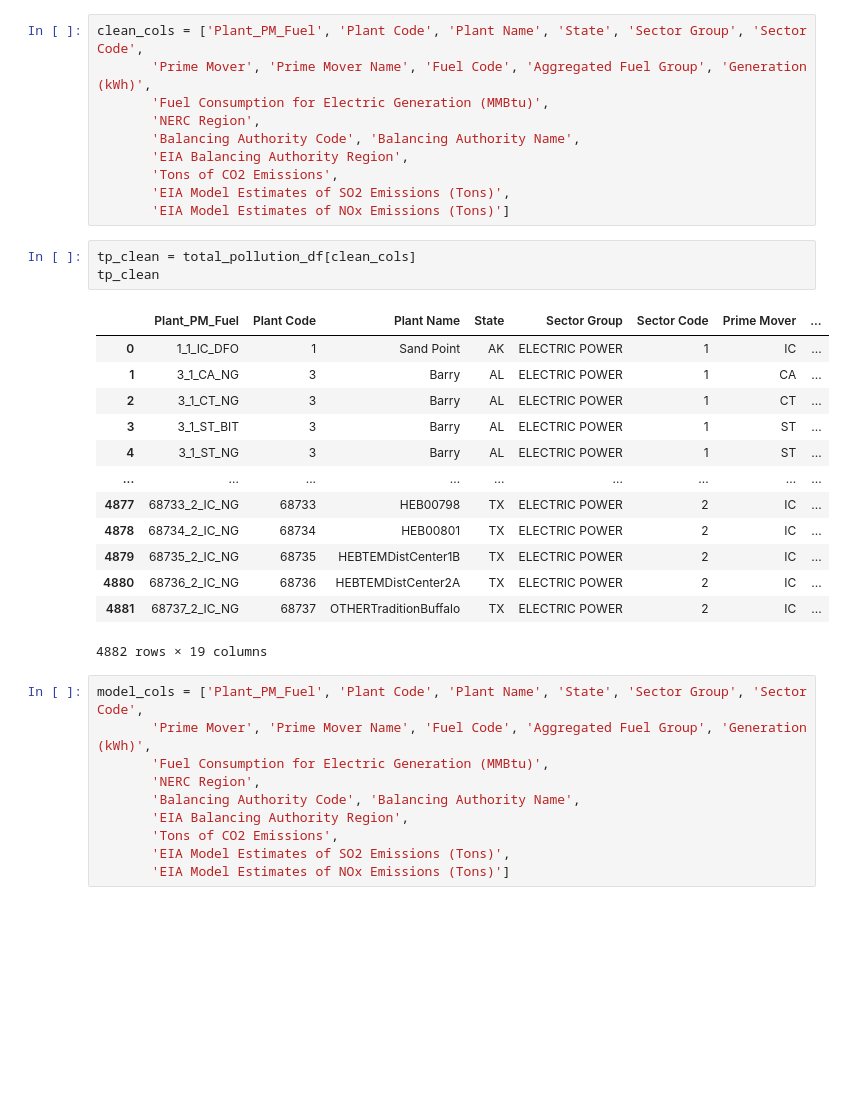
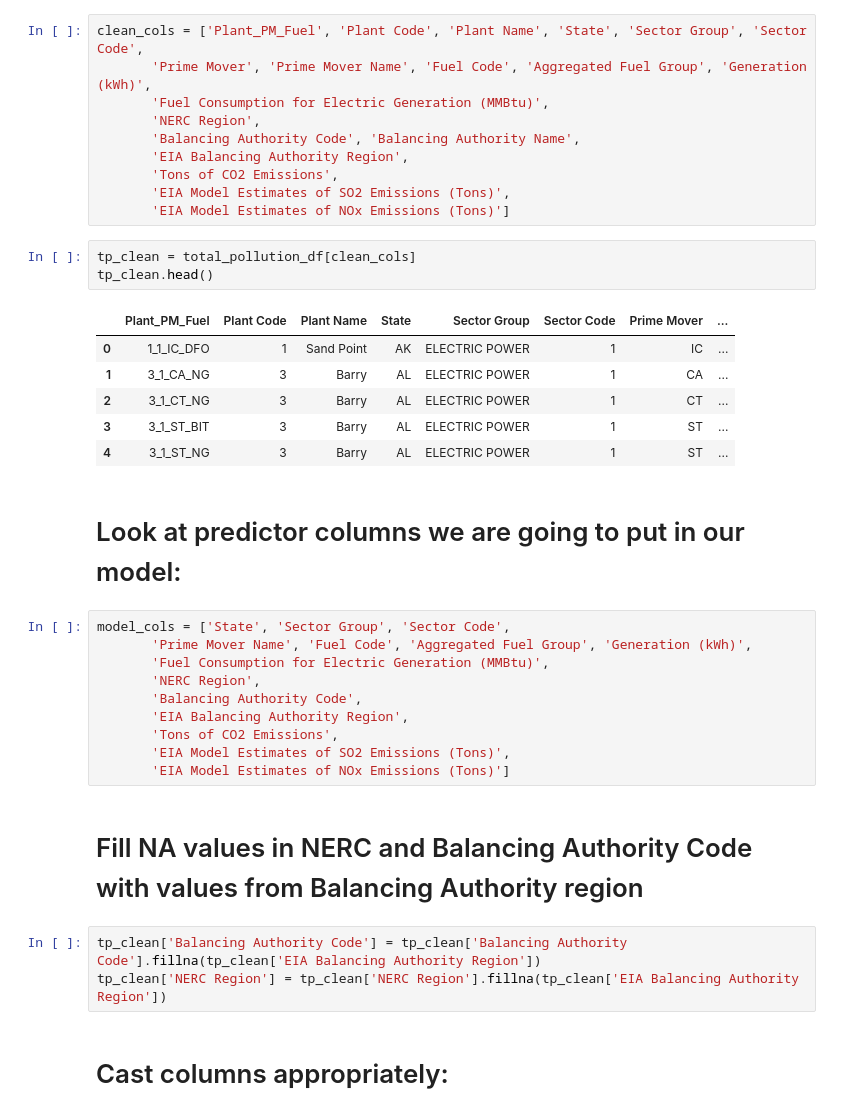
Before and after one commit to MaxwellCooper1/Machine-Learning-Final-Project, a Jupyter notebook: merged_plant_pollution_v2.ipynb, the cells around one changed output. Saved outputs shown, nothing was run; the diff lists cells and outputs as text; blank space fills up the shorter version.

Commit message:
Updated V2 notebook with clean ML DF and variables

```diff
--- a/merged_plant_pollution_v2.ipynb
+++ b/merged_plant_pollution_v2.ipynb
@@ -175,28 +155,30 @@ clean_cols = ['Plant_PM_Fuel', 'Plant Code', 'Plant Name', 'State', 'Sector Grou
        'EIA Model Estimates of NOx Emissions (Tons)']
 # %%
 tp_clean = total_pollution_df[clean_cols]
-tp_clean
+tp_clean.head()
 # %% [output]
 |  | Plant_PM_Fuel | Plant Code | Plant Name | State | Sector Group | Sector Code | Prime Mover | ... |
 | 0 | 1_1_IC_DFO | 1 | Sand Point | AK | ELECTRIC POWER | 1 | IC | ... |
 | 1 | 3_1_CA_NG | 3 | Barry | AL | ELECTRIC POWER | 1 | CA | ... |
 | 2 | 3_1_CT_NG | 3 | Barry | AL | ELECTRIC POWER | 1 | CT | ... |
 | 3 | 3_1_ST_BIT | 3 | Barry | AL | ELECTRIC POWER | 1 | ST | ... |
 | 4 | 3_1_ST_NG | 3 | Barry | AL | ELECTRIC POWER | 1 | ST | ... |
-| ... | ... | ... | ... | ... | ... | ... | ... | ... |
-| 4877 | 68733_2_IC_NG | 68733 | HEB00798 | TX | ELECTRIC POWER | 2 | IC | ... |
-| 4878 | 68734_2_IC_NG | 68734 | HEB00801 | TX | ELECTRIC POWER | 2 | IC | ... |
-| 4879 | 68735_2_IC_NG | 68735 | HEBTEMDistCenter1B | TX | ELECTRIC POWER | 2 | IC | ... |
-| 4880 | 68736_2_IC_NG | 68736 | HEBTEMDistCenter2A | TX | ELECTRIC POWER | 2 | IC | ... |
-| 4881 | 68737_2_IC_NG | 68737 | OTHERTraditionBuffalo | TX | ELECTRIC POWER | 2 | IC | ... |
-4882 rows × 19 columns
+# %% [markdown]
+# Look at predictor columns we are going to put in our model:
 # %%
-model_cols = ['Plant_PM_Fuel', 'Plant Code', 'Plant Name', 'State', 'Sector Group', 'Sector Code',
-       'Prime Mover', 'Prime Mover Name', 'Fuel Code', 'Aggregated Fuel Group', 'Generation (kWh)',
+model_cols = ['State', 'Sector Group', 'Sector Code',
+       'Prime Mover Name', 'Fuel Code', 'Aggregated Fuel Group', 'Generation (kWh)',
        'Fuel Consumption for Electric Generation (MMBtu)',
        'NERC Region',
-       'Balancing Authority Code', 'Balancing Authority Name',
+       'Balancing Authority Code',
        'EIA Balancing Authority Region',
        'Tons of CO2 Emissions',
        'EIA Model Estimates of SO2 Emissions (Tons)',
        'EIA Model Estimates of NOx Emissions (Tons)']
+# %% [markdown]
+# Fill NA values in NERC and Balancing Authority Code with values from Balancing Authority region
+# %%
+tp_clean['Balancing Authority Code'] = tp_clean['Balancing Authority Code'].fillna(tp_clean['EIA Balancing Authority Region'])
+tp_clean['NERC Region'] = tp_clean['NERC Region'].fillna(tp_clean['EIA Balancing Authority Region'])
+# %% [markdown]
+# Cast columns appropriately:
```
Also changed, not shown: parts of 11 cells of this notebook.
